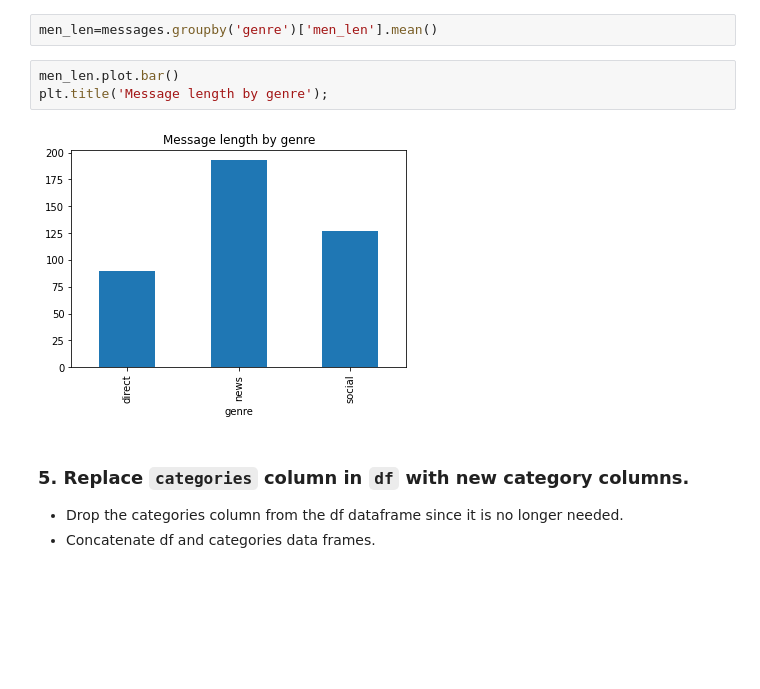
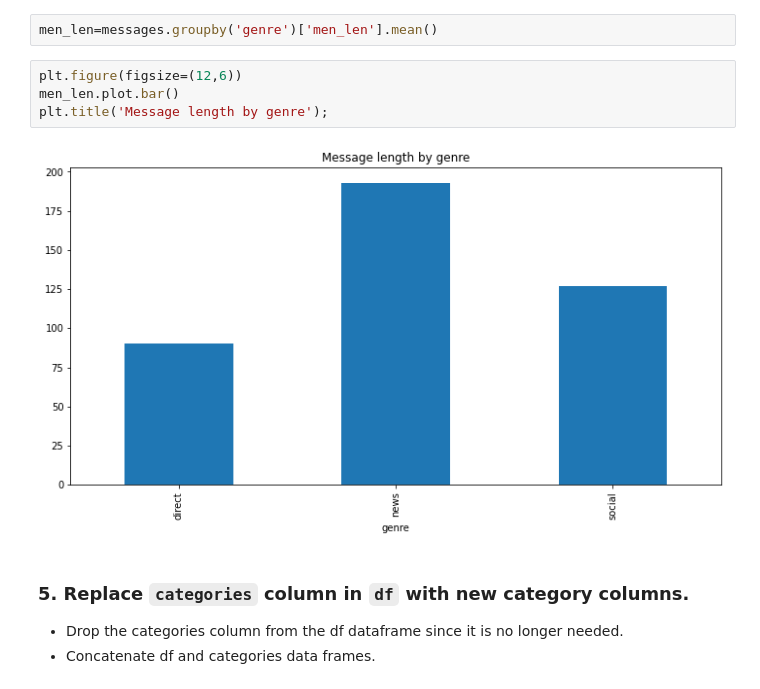
Before and after one commit to rafaelmata357/Disaster-Response-Pipeline, a Jupyter notebook: data/ETL Pipeline Preparation.ipynb, the cells around one changed output. Cells and saved outputs as stored; diff of their text form; blank space fills up the shorter version.

Commit message:
Fix: Chart size adjust

```diff
--- a/data/ETL Pipeline Preparation.ipynb
+++ b/data/ETL Pipeline Preparation.ipynb
@@ -200,10 +200,11 @@ messages['men_len'] = messages['message'].apply(lambda x: len(x))
 # %%
 men_len=messages.groupby('genre')['men_len'].mean()
 # %%
+plt.figure(figsize=(12,6))
 men_len.plot.bar()
 plt.title('Message length by genre');
 # %% [output]
-[figure, old version]
+[figure, new version]
 # %% [markdown]
 ### 5. Replace `categories` column in `df` with new category columns.
 - Drop the categories column from the df dataframe since it is no longer needed.
```
